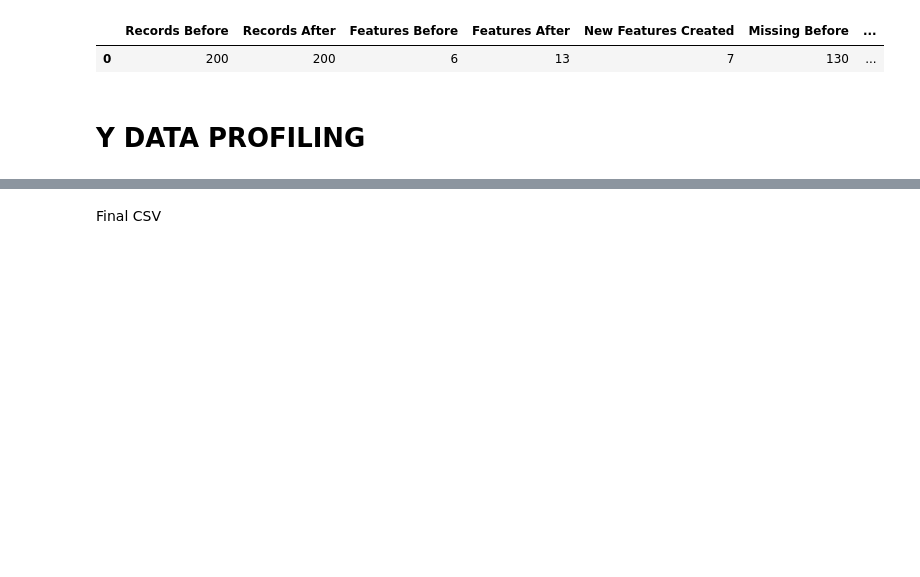
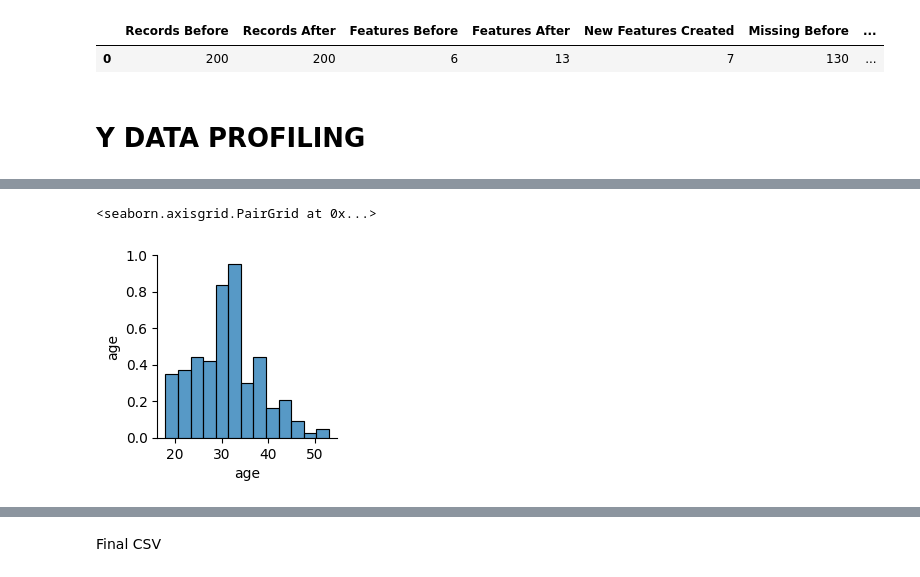
Before and after one commit to purvitalaviyaaids24-droid/Final-2-DPFE-, a Jupyter notebook: Final-2/Final-2(DPFE).ipynb, the cells around one changed output, grey strips where cells are left out. Cells and saved outputs as stored; diff of their text form; code cells hidden in the pictures; blank space fills up the shorter version.

```diff
--- a/Final-2/Final-2(DPFE).ipynb
+++ b/Final-2/Final-2(DPFE).ipynb
@@ -733,0 +754,5 @@ profile.to_file("User data analysis Report.html")
+# %%
+sns.pairplot(data_knn[["age"]] , palette ="viridis")
+# %% [output]
+<seaborn.axisgrid.PairGrid at 0x...>
+[figure, added]
```
Also changed, not shown: parts of 7 cells of this notebook, 1 other file.
